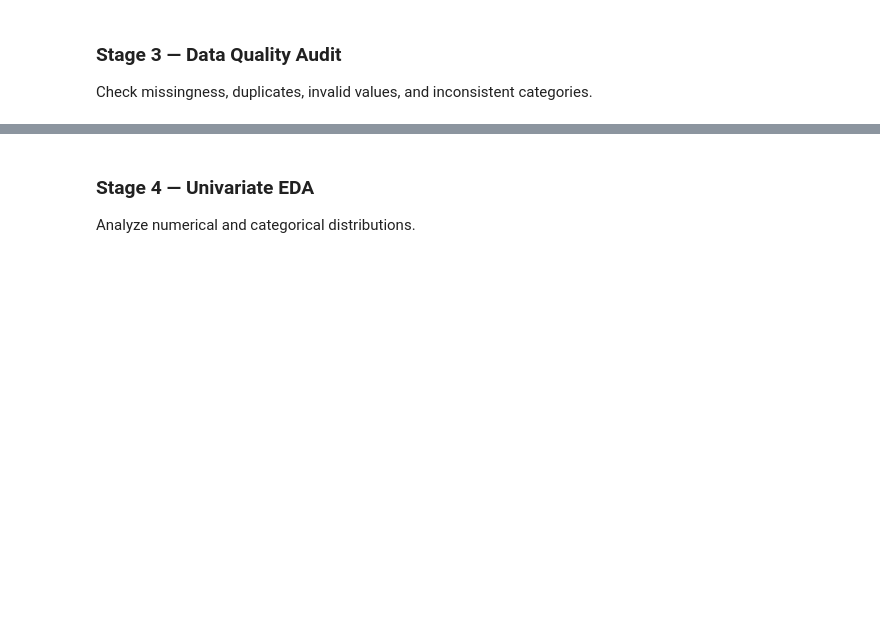
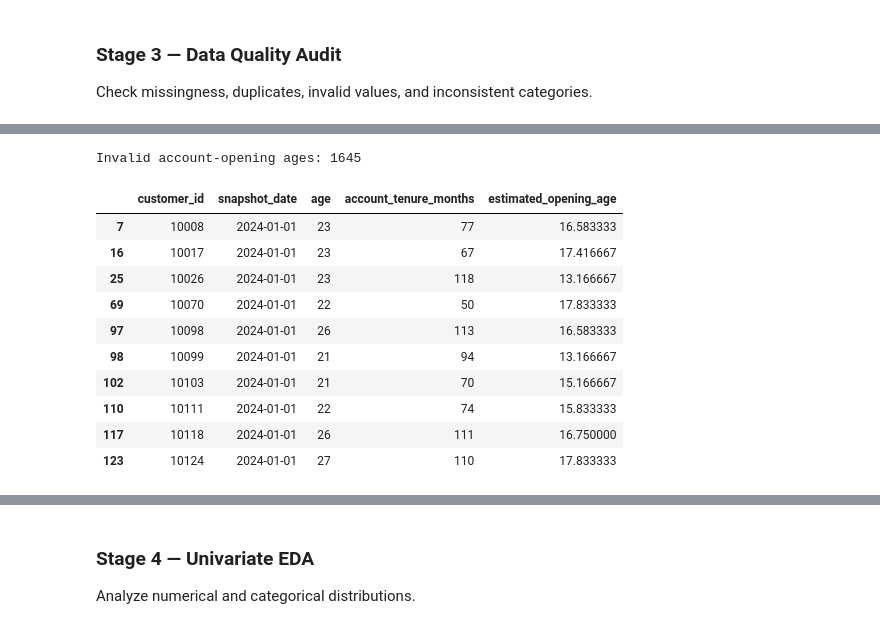
Before and after one commit to JadenGrossbaum/Data-Science, a Jupyter notebook: Chapter 5 EDA/Chapter5_Final_EDA_Workflow.ipynb, the cells around one changed output, grey strips where cells are left out. Saved outputs shown, nothing was run; the diff lists cells and outputs as text; code cells hidden in the pictures; blank space fills up the shorter version.

```diff
--- a/Chapter 5 EDA/Chapter5_Final_EDA_Workflow.ipynb
+++ b/Chapter 5 EDA/Chapter5_Final_EDA_Workflow.ipynb
@@ -311,0 +581,40 @@ Before we visualize relationships or build predictive models, we need to determi
+# %%
+# Cross-Feature Consistency
+age_at_opening = (
+    df["age"] -
+    df["account_tenure_months"] / 12
+)
+
+invalid_opening_age = (
+    age_at_opening < 18
+)
+
+# Count the observations violating the rule
+invalid_opening_count = invalid_opening_age.sum()
+
+print("Invalid account-opening ages:", invalid_opening_count)
+
+# Display the relevant records for investigation
+flagged_openings = df.loc[
+    invalid_opening_age,
+    ["customer_id", "snapshot_date", "age", "account_tenure_months"]
+].copy()
+
+flagged_openings["estimated_opening_age"] = age_at_opening.loc[
+    invalid_opening_age
+]
+
+display(flagged_openings.head(10))
+# %% [output]
+Invalid account-opening ages: 1645
+|  | customer_id | snapshot_date | age | account_tenure_months | estimated_opening_age |
+| 7 | 10008 | 2024-01-01 | 23 | 77 | 16.583333 |
+| 16 | 10017 | 2024-01-01 | 23 | 67 | 17.416667 |
+| 25 | 10026 | 2024-01-01 | 23 | 118 | 13.166667 |
+| 69 | 10070 | 2024-01-01 | 22 | 50 | 17.833333 |
+| 97 | 10098 | 2024-01-01 | 26 | 113 | 16.583333 |
+| 98 | 10099 | 2024-01-01 | 21 | 94 | 13.166667 |
+| 102 | 10103 | 2024-01-01 | 21 | 70 | 15.166667 |
+| 110 | 10111 | 2024-01-01 | 22 | 74 | 15.833333 |
+| 117 | 10118 | 2024-01-01 | 26 | 111 | 16.750000 |
+| 123 | 10124 | 2024-01-01 | 27 | 110 | 17.833333 |
```
Also changed, not shown: parts of 23 cells of this notebook.
